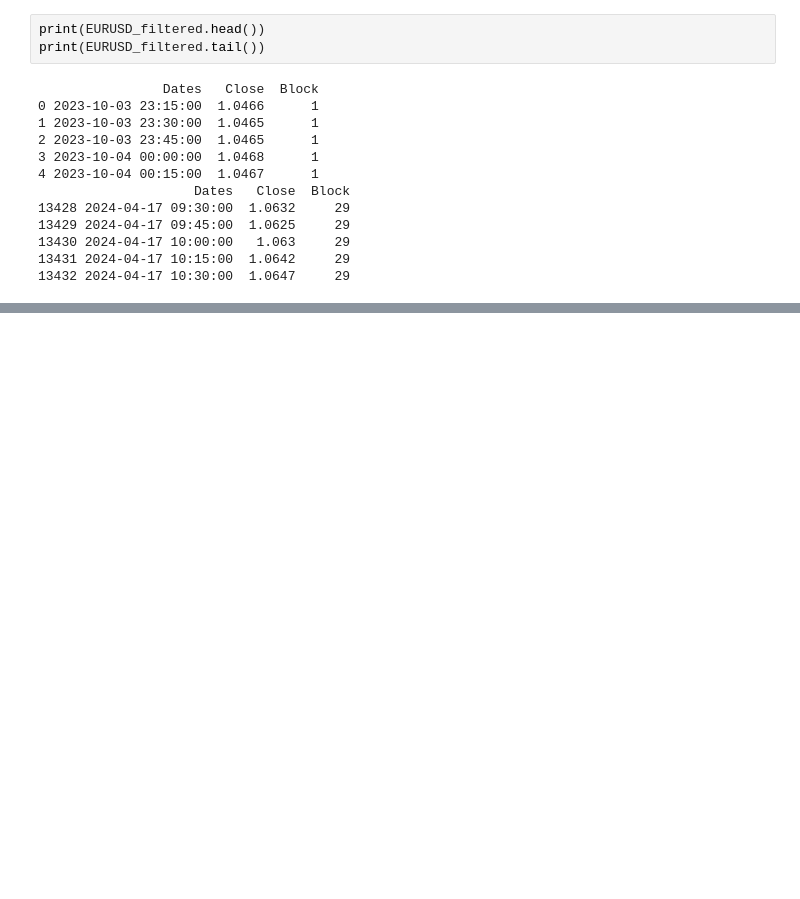
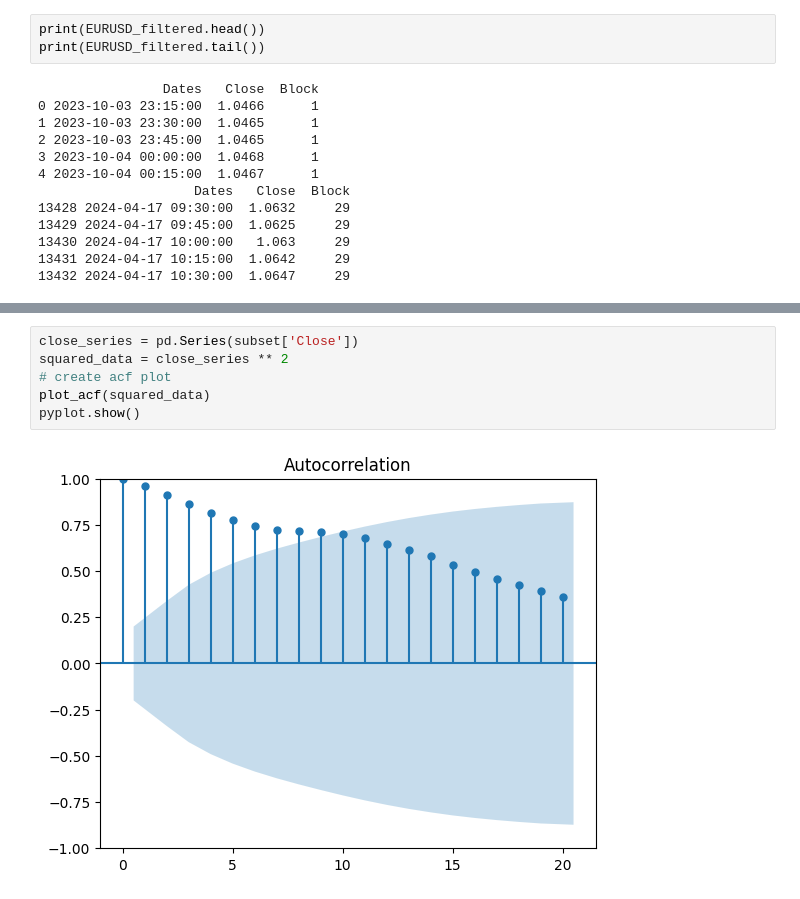
Before and after one commit to ArneTillmann/distributional-forex-prediction, a Jupyter notebook: statistical-consulting(1).ipynb, the cells around one changed output, grey strips where cells are left out. Saved outputs shown, nothing was run; the diff lists cells and outputs as text; blank space fills up the shorter version.

```diff
--- a/statistical-consulting(1).ipynb
+++ b/statistical-consulting(1).ipynb
@@ -130,0 +188,8 @@ print(EURUSD_filtered.tail())
+# %%
+close_series = pd.Series(subset['Close'])
+squared_data = close_series ** 2
+# create acf plot
+plot_acf(squared_data)
+pyplot.show()
+# %% [output]
+[figure, added]
```
Also changed, not shown: parts of 30 cells of this notebook.
